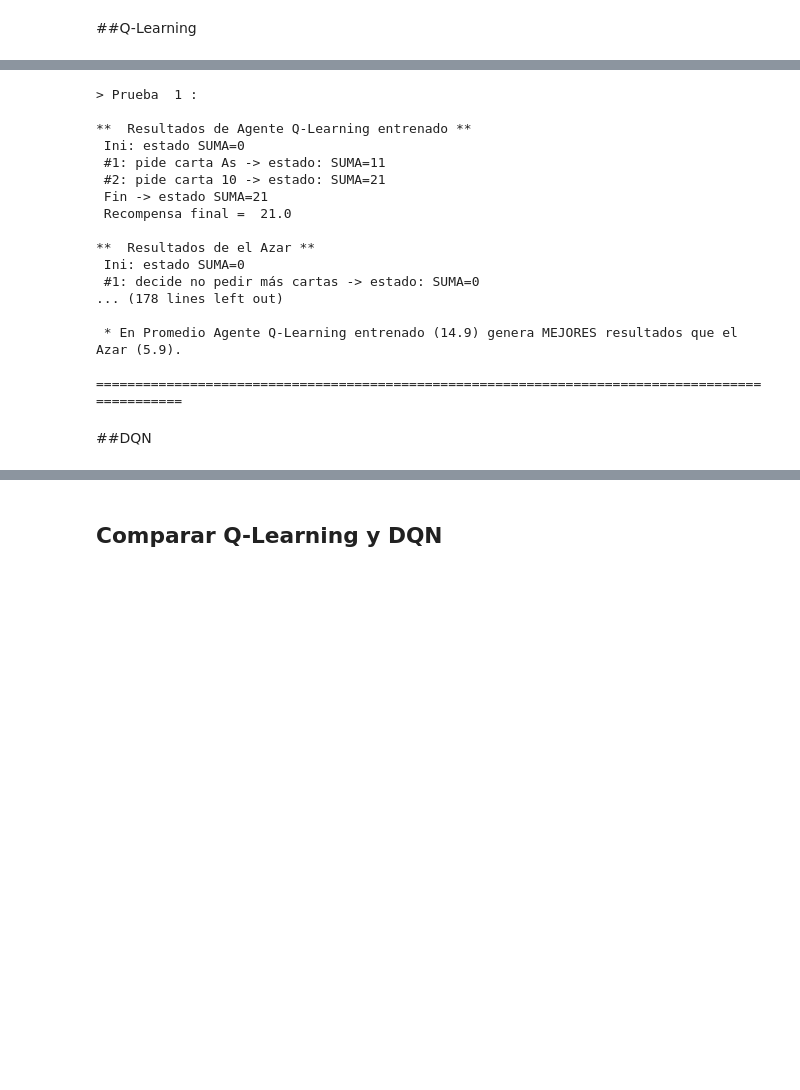
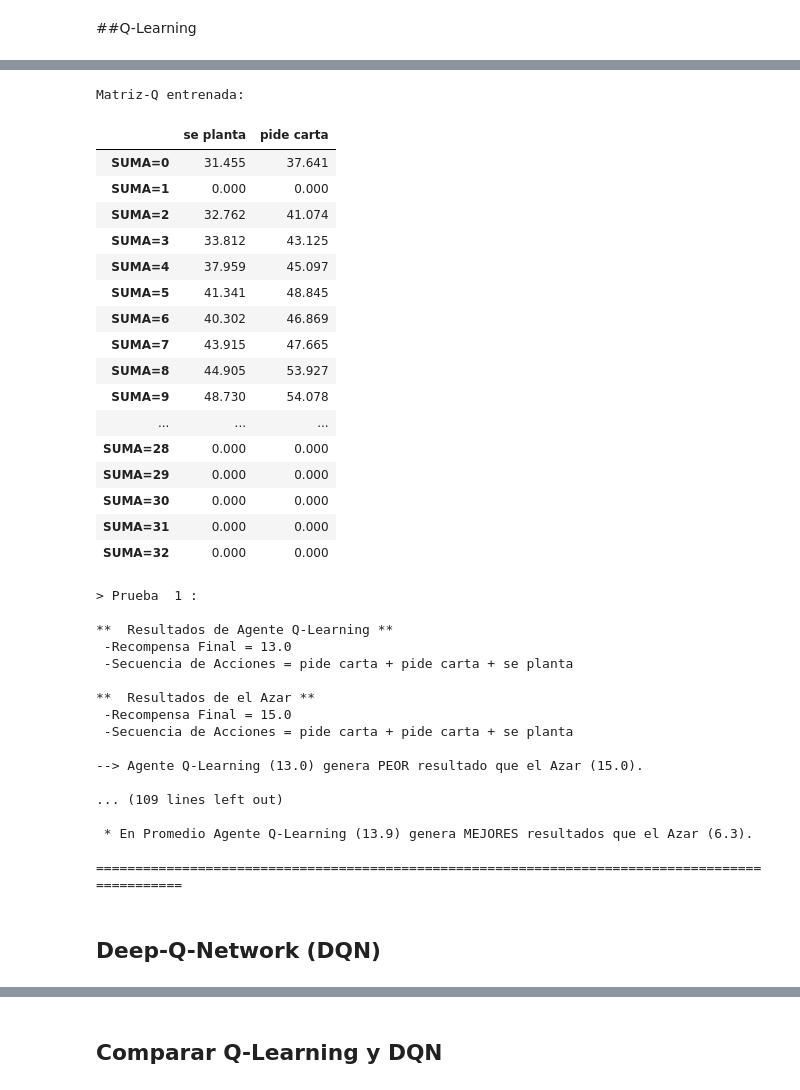
Before and after one commit to PGP-MachineLearning/demoRL, a Jupyter notebook: Q-Blackjack.ipynb, the cells around one changed output, grey strips where cells are left out. Cells and saved outputs as stored; diff of their text form; code cells hidden in the pictures; blank space fills up the shorter version.

```diff
--- a/Q-Blackjack.ipynb
+++ b/Q-Blackjack.ipynb
@@ -512,42 +503,40 @@ Clase QL_TF_Policy creada.
 
 # parámetros
 entrenar_QL = True #@param {type:"boolean"}
+#@markdown Hiper-parámetros:
 alpha = 0.1 #@param {type:"number"}
 gamma = 0.8 #@param {type:"number"}
-epsilon = 0.4 #@param {type:"number"}
-cant_ciclos_entrenamiento_finalizar = 5000 #@param {type:"integer"}
-mostar_recompensa_cada = 500  #@param {type:"integer"}
+epsilon = 0.6 #@param {type:"number"}
+#@markdown Ciclos:
+cant_episodios_entrenamiento_finalizar = 5000 #@param {type:"integer"}
+mostar_recompensa_cada = 100  #@param {type:"integer"}
+
 if alpha <= 0.0:
    alpha = 0.001
 if gamma <= 0.0:
     gamma = 0.001
 if epsilon <= 0.0:
    epsilon = 0.001
-if cant_ciclos_entrenamiento_finalizar <= 10:
-   cant_ciclos_entrenamiento_finalizar = 10
+if cant_episodios_entrenamiento_finalizar <= 10:
+   cant_episodios_entrenamiento_finalizar = 10
 if mostar_recompensa_cada < 1:
   mostar_recompensa_cada = 1
 
-# instancia política de Q Learning
-ql_policy = QL_TF_Policy(posiblesEstadosList = posiblesEstadosDescrip,
-                         posiblesAccionesList = posiblesAccionesDescrip,
-                         time_step_spec = train_env.time_step_spec(),
-                         action_spec = train_env.action_spec(),
-                         funcDevuelveNroEstado = obtenerEstadoDeObs
-                         )
 
 if entrenar_QL:
+  # resetea matriz q
+  qlAgent.ResetQ()
   # hace el entrenamiento
-  print("** Comienza el Entrenamiento:\n")
-  ql_policy.TrainQ(env = train_env,
-                   train_policy = random_policy,
+  print("** Comienza el Entrenamiento **\n")
+  qlAgent.TrainQ(env = envProblema,
+                   train_policy = randomAgent,
                    alpha = alpha, gamma = gamma, epsilon = epsilon,
-                   cant_ciclos_entrenamiento = cant_ciclos_entrenamiento_finalizar,
+                   cant_ciclos_entrenamiento = cant_episodios_entrenamiento_finalizar,
                    log_cada_ciclos = mostar_recompensa_cada,
                    mostrarDetalleAcciones = True)
   print("\n** Entrenamiento Finalizado **")
   # muestra matriz
-  ql_policy.MostrarQ()
+  qlAgent.MostrarQ()
 else:
   print("No se ejecuta entrenamiento de Agente Q-Learning.")
 # %% [output]
@@ -571,26 +560,46 @@ SUMA=32    0.000000                    0.000000
+Matriz-Q entrenada:
+|  | se planta | pide carta |
+| SUMA=0 | 31.455 | 37.641 |
+| SUMA=1 | 0.000 | 0.000 |
+| SUMA=2 | 32.762 | 41.074 |
+| SUMA=3 | 33.812 | 43.125 |
+| SUMA=4 | 37.959 | 45.097 |
+| SUMA=5 | 41.341 | 48.845 |
+| SUMA=6 | 40.302 | 46.869 |
+| SUMA=7 | 43.915 | 47.665 |
+| SUMA=8 | 44.905 | 53.927 |
+| SUMA=9 | 48.730 | 54.078 |
+| ... | ... | ... |
+| SUMA=28 | 0.000 | 0.000 |
+| SUMA=29 | 0.000 | 0.000 |
+| SUMA=30 | 0.000 | 0.000 |
+| SUMA=31 | 0.000 | 0.000 |
+| SUMA=32 | 0.000 | 0.000 |
 # %%
 #@title Probar Q-Learning Entrenado contra el Azar
 cantidad_probar = 10 # @param {type:"integer"}
 
-if ql_policy._QtableEntrenada:
-  compararRtdosPolicy(cantidad_probar, eval_env, ql_policy, random_policy, "Agente Q-Learning entrenado", "el Azar")
+if qlAgent is not None:
+  compararRtdosAgentes(cantidad_probar, envProblema,
+                      qlAgent, randomAgent,
+                      "Agente Q-Learning", "el Azar")
 # %% [output]
 > Prueba  1 :
 
-**  Resultados de Agente Q-Learning entrenado **
- Ini: estado SUMA=0
- #1: pide carta As -> estado: SUMA=11
- #2: pide carta 10 -> estado: SUMA=21
- Fin -> estado SUMA=21
- Recompensa final =  21.0
+**  Resultados de Agente Q-Learning **
+ -Recompensa Final = 13.0
+ -Secuencia de Acciones = pide carta + pide carta + se planta
 
 **  Resultados de el Azar **
- Ini: estado SUMA=0
- #1: decide no pedir más cartas -> estado: SUMA=0
-... (178 lines left out)
+ -Recompensa Final = 15.0
+ -Secuencia de Acciones = pide carta + pide carta + se planta
 
- * En Promedio Agente Q-Learning entrenado (14.9) genera MEJORES resultados que el Azar (5.9).
+--> Agente Q-Learning (13.0) genera PEOR resultado que el Azar (15.0).
+
+... (109 lines left out)
+
+ * En Promedio Agente Q-Learning (13.9) genera MEJORES resultados que el Azar (6.3).
 
 ================================================================================================
 # %% [markdown]
-##DQN
+## Deep-Q-Network (DQN)
```
Also changed, not shown: parts of 21 cells of this notebook.
